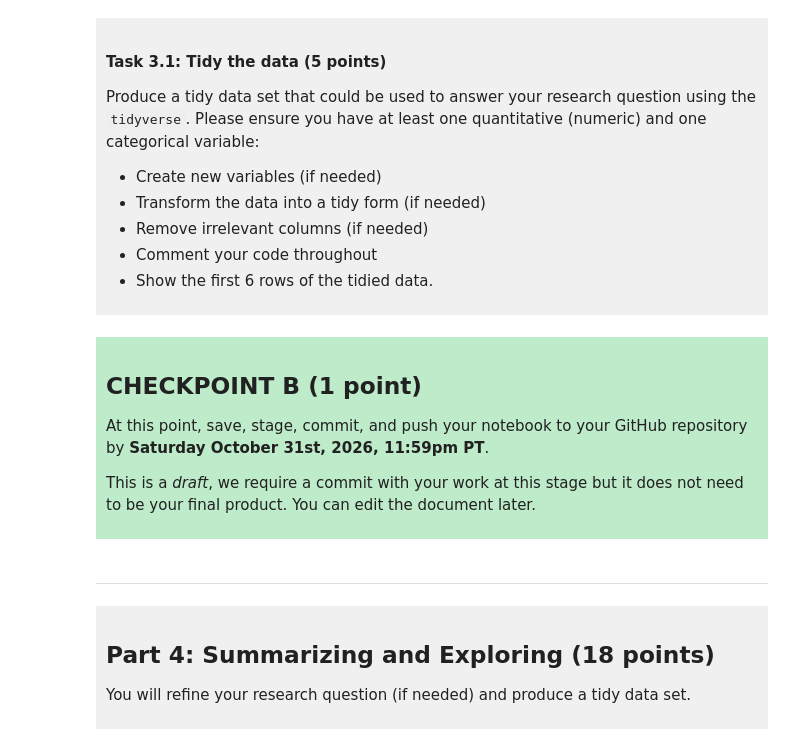
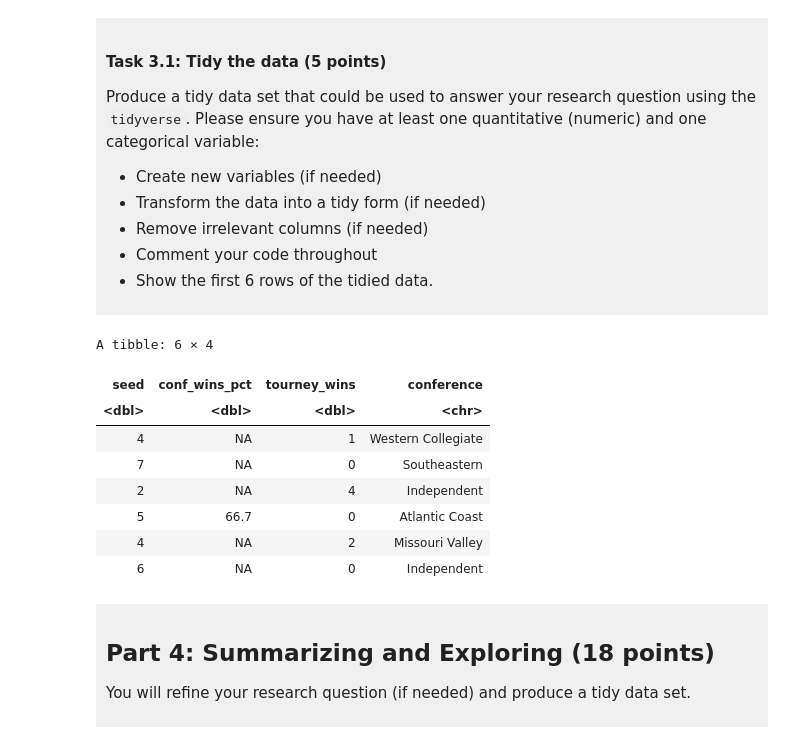
Before and after one commit to alexhongze0907/dsci-100-project-alex-yu, a Jupyter notebook: dsci-100-project-notebook.ipynb, the cells around one changed output. Drawn from its saved outputs; the diff is of its cells as text; code cells hidden in the pictures.

Commit message:
Complete Checkpoint B draft

```diff
--- a/dsci-100-project-notebook.ipynb
+++ b/dsci-100-project-notebook.ipynb
@@ -189,18 +196,23 @@ Produce a tidy data set that could be used to answer your research question usin
 
 </div>
 # %%
-### EDIT THIS CODE CELL ###
+library(tidyverse)
+
+march_madness_tidy <- march_madness |>
+  select(seed, conf_wins_pct, tourney_wins, conference) # Remove irrelevant columns
+
+march_madness_tidy |>
+  head() # Show the first 6 rows of the tidied data
+# %% [output]
+A tibble: 6 × 4
+| seed | conf_wins_pct | tourney_wins | conference |
+| <dbl> | <dbl> | <dbl> | <chr> |
+| 4 | NA | 1 | Western Collegiate |
+| 7 | NA | 0 | Southeastern |
+| 2 | NA | 4 | Independent |
+| 5 | 66.7 | 0 | Atlantic Coast |
+| 4 | NA | 2 | Missouri Valley |
+| 6 | NA | 0 | Independent |
-# %% [markdown]
-<div style="background-color: #beebca; padding: 10px;">
-
-## CHECKPOINT B (1 point)
-
-At this point, save, stage, commit, and push your notebook to your GitHub repository by **Saturday October 31st, 2026, 11:59pm PT**.
-
-This is a *draft*, we require a commit with your work at this stage but it does not need to be your final product. You can edit the document later.
-</div>
-# %% [markdown]
----
 # %% [markdown]
 <div style="background-color: #f0f0f0; padding: 10px;">
 
```
Also changed, not shown: parts of 6 cells of this notebook.
